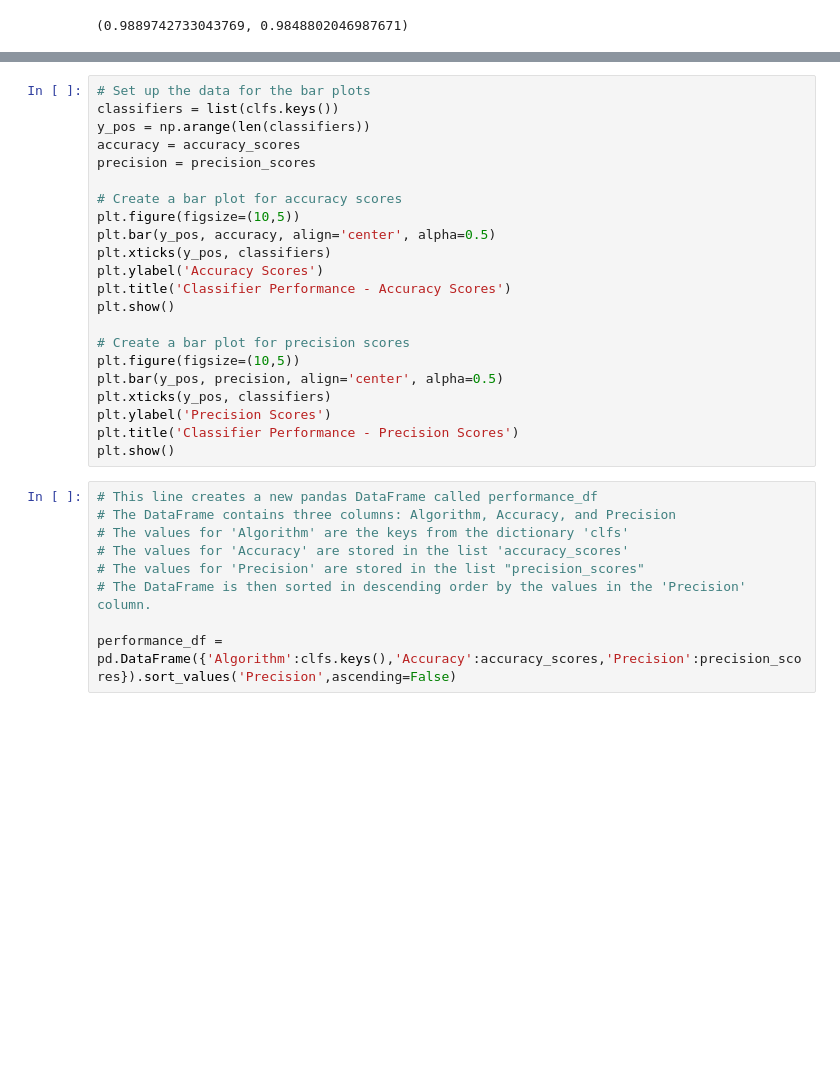
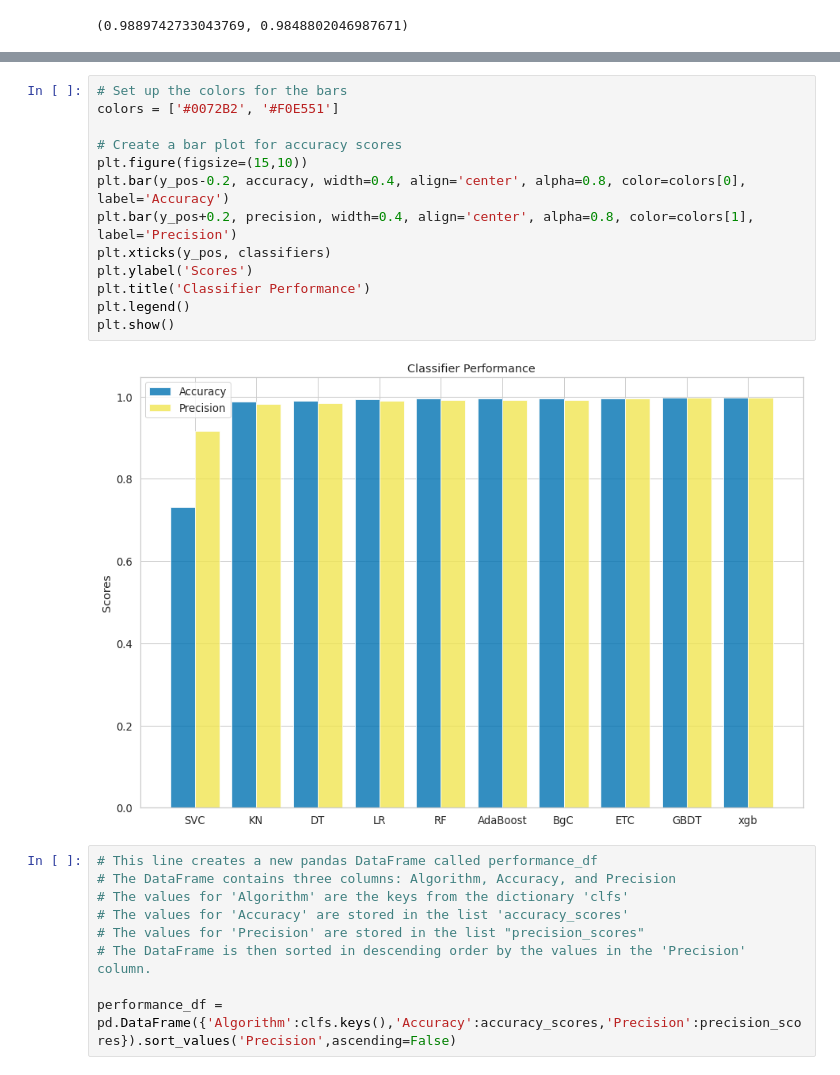
Before and after one commit to Jkhattak/FakeAndRealNews, a Jupyter notebook: main.ipynb, the cells around one changed output, grey strips where cells are left out. Cells and saved outputs as stored; diff of their text form; blank space fills up the shorter version.

```diff
--- a/main.ipynb
+++ b/main.ipynb
@@ -900,25 +912,18 @@ Error:
-# %%
-# Set up the data for the bar plots
-classifiers = list(clfs.keys())
-y_pos = np.arange(len(classifiers))
-accuracy = accuracy_scores
-precision = precision_scores
-
-# Create a bar plot for accuracy scores
-plt.figure(figsize=(10,5))
-plt.bar(y_pos, accuracy, align='center', alpha=0.5)
-plt.xticks(y_pos, classifiers)
-plt.ylabel('Accuracy Scores')
-plt.title('Classifier Performance - Accuracy Scores')
-plt.show()
-
-# Create a bar plot for precision scores
-plt.figure(figsize=(10,5))
-plt.bar(y_pos, precision, align='center', alpha=0.5)
-plt.xticks(y_pos, classifiers)
-plt.ylabel('Precision Scores')
-plt.title('Classifier Performance - Precision Scores')
-plt.show()
+# %%
+# Set up the colors for the bars
+colors = ['#0072B2', '#F0E551']
+
+# Create a bar plot for accuracy scores
+plt.figure(figsize=(15,10))
+plt.bar(y_pos-0.2, accuracy, width=0.4, align='center', alpha=0.8, color=colors[0], label='Accuracy')
+plt.bar(y_pos+0.2, precision, width=0.4, align='center', alpha=0.8, color=colors[1], label='Precision')
+plt.xticks(y_pos, classifiers)
+plt.ylabel('Scores')
+plt.title('Classifier Performance')
+plt.legend()
+plt.show()
+# %% [output]
+[figure, added]
 # %%
 # This line creates a new pandas DataFrame called performance_df
 # The DataFrame contains three columns: Algorithm, Accuracy, and Precision
```
Also changed, not shown: parts of 30 cells of this notebook, 2 other files.
